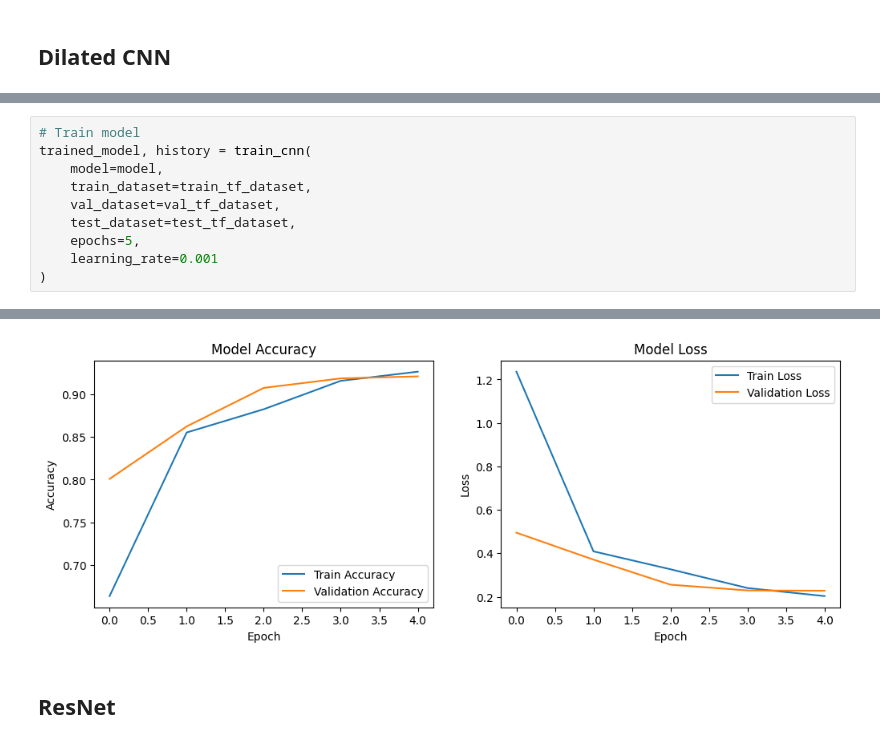
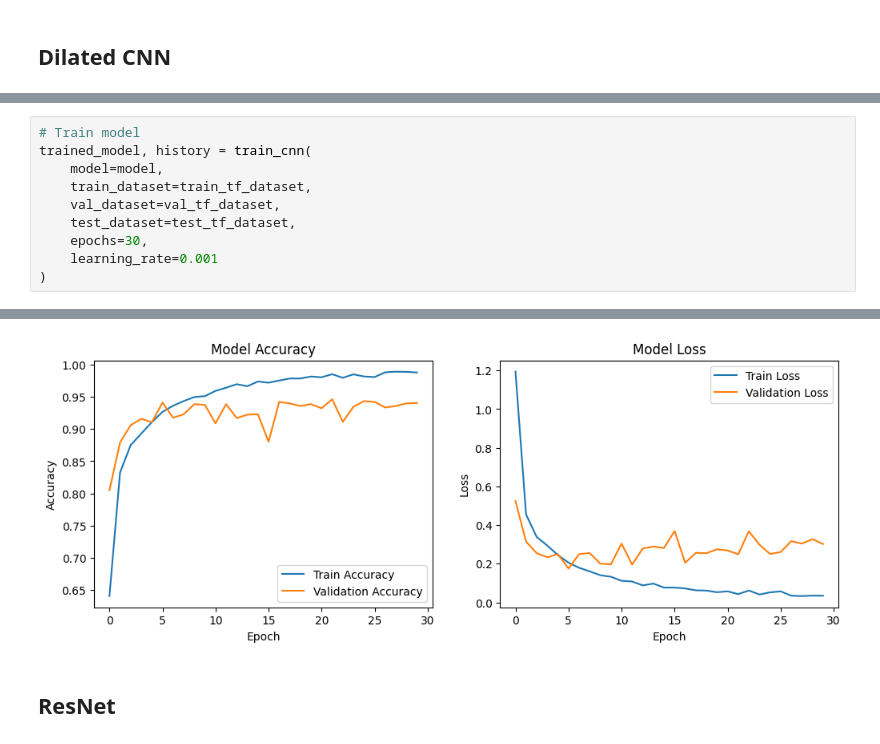
Before and after one commit to Nilsvanesostos/BloodMNIST, a Jupyter notebook: BloodMNIST.ipynb, the cells around one changed output, grey strips where cells are left out. Cells and saved outputs as stored; diff of their text form.

```diff
--- a/BloodMNIST.ipynb
+++ b/BloodMNIST.ipynb
@@ -238,7 +289,7 @@ trained_model, history = train_cnn(
     train_dataset=train_tf_dataset,
     val_dataset=val_tf_dataset,
     test_dataset=test_tf_dataset,
-    epochs=5,
+    epochs=30,
     learning_rate=0.001
 )
 # %% [output]
@@ -258,4 +313,4 @@ Test Accuracy: 0.9155218005180359
-[figure, old version]
+[figure, new version]
 # %% [markdown]
 ## ResNet
 # %%
```
Also changed, not shown: parts of 14 cells of this notebook, 1 other file.
